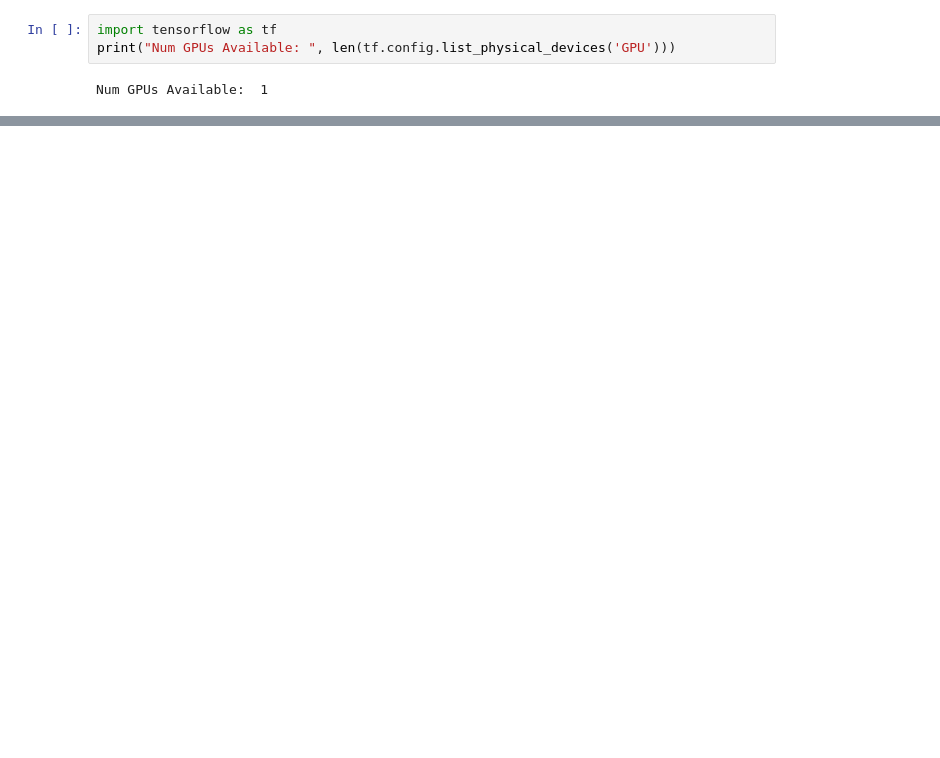
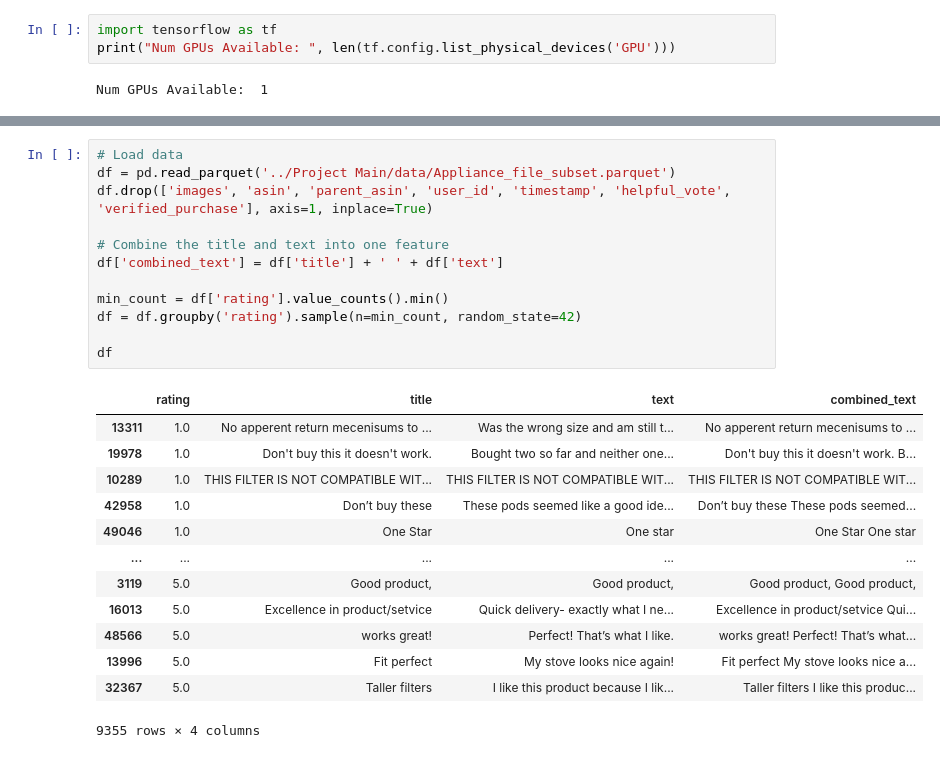
Before and after one commit to gisellegomezp/Project3, a Jupyter notebook: Lonnie/Roberto Test 1.ipynb, the cells around one changed output, grey strips where cells are left out. Saved outputs shown, nothing was run; the diff lists cells and outputs as text; blank space fills up the shorter version.

```diff
--- a/Lonnie/Roberto Test 1.ipynb
+++ b/Lonnie/Roberto Test 1.ipynb
@@ -210,0 +334,26 @@ Num GPUs Available:  1
+# %%
+# Load data
+df = pd.read_parquet('../Project Main/data/Appliance_file_subset.parquet')
+df.drop(['images', 'asin', 'parent_asin', 'user_id', 'timestamp', 'helpful_vote', 'verified_purchase'], axis=1, inplace=True)
+
+# Combine the title and text into one feature
+df['combined_text'] = df['title'] + ' ' + df['text']
+
+min_count = df['rating'].value_counts().min()
+df = df.groupby('rating').sample(n=min_count, random_state=42)
+
+df
+# %% [output]
+|  | rating | title | text | combined_text |
+| 13311 | 1.0 | No apperent return mecenisums to ... | Was the wrong size and am still t... | No apperent return mecenisums to ... |
+| 19978 | 1.0 | Don't buy this it doesn't work. | Bought two so far and neither one... | Don't buy this it doesn't work. B... |
+| 10289 | 1.0 | THIS FILTER IS NOT COMPATIBLE WIT... | THIS FILTER IS NOT COMPATIBLE WIT... | THIS FILTER IS NOT COMPATIBLE WIT... |
+| 42958 | 1.0 | Don’t buy these | These pods seemed like a good ide... | Don’t buy these These pods seemed... |
+| 49046 | 1.0 | One Star | One star | One Star One star |
+| ... | ... | ... | ... | ... |
+| 3119 | 5.0 | Good product, | Good product, | Good product, Good product, |
+| 16013 | 5.0 | Excellence in product/setvice | Quick delivery- exactly what I ne... | Excellence in product/setvice Qui... |
+| 48566 | 5.0 | works great! | Perfect! That’s what I like. | works great! Perfect! That’s what... |
+| 13996 | 5.0 | Fit perfect | My stove looks nice again! | Fit perfect My stove looks nice a... |
+| 32367 | 5.0 | Taller filters | I like this product because I lik... | Taller filters I like this produc... |
+9355 rows × 4 columns
```
Also changed, not shown: parts of 15 cells of this notebook, 1 other file.
